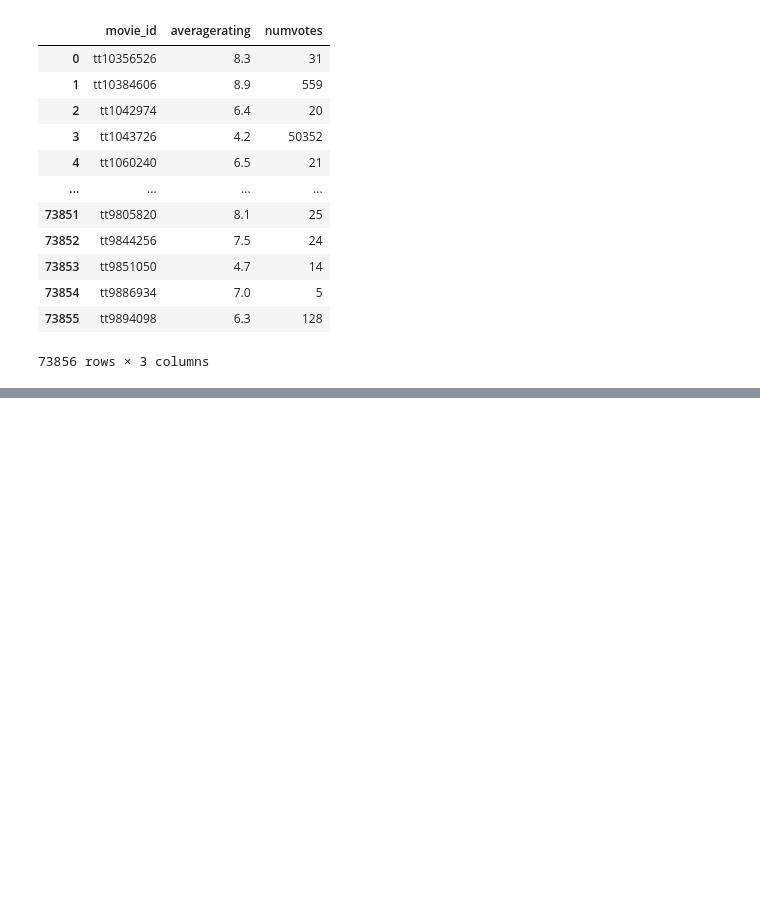
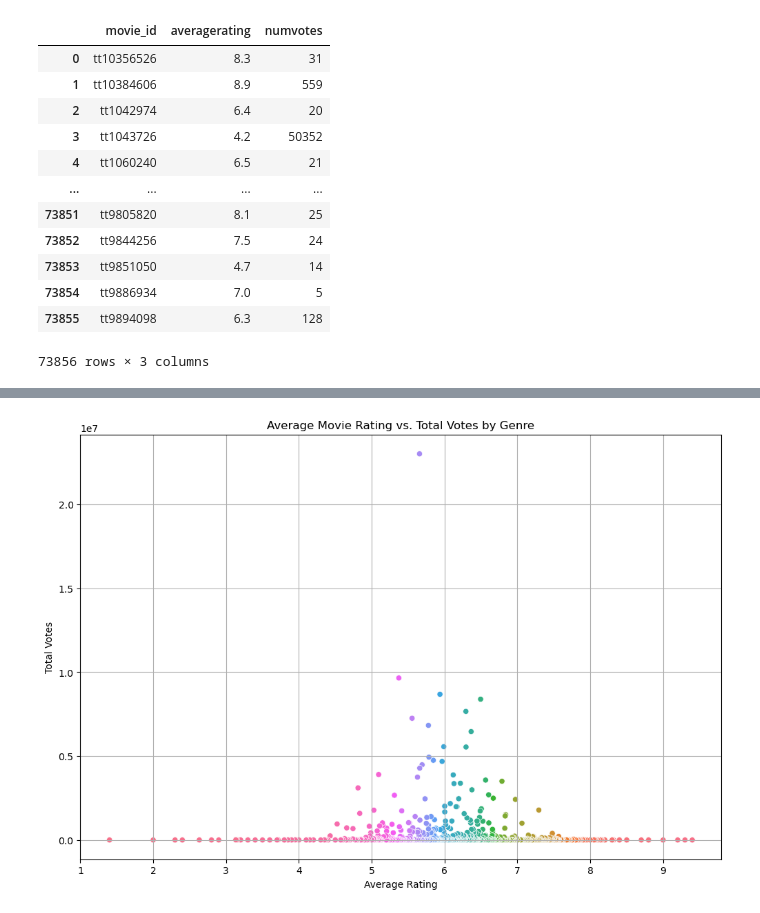
Before and after one commit to pmbatha254/dsc-phase-2-project-v3-group2, a Jupyter notebook: student.ipynb, the cells around one changed output, grey strips where cells are left out. Drawn from its saved outputs; the diff is of its cells as text; code cells hidden in the pictures; blank space fills up the shorter version.

```diff
--- a/student.ipynb
+++ b/student.ipynb
@@ -221,0 +350,14 @@ df_directors
+# %%
+# Explore Data on the Movie ratings data with the movie basics
+query ="""SELECT
+    b.genres,
+    r.movie_id,
+    AVG(r.averagerating) AS avg_rating,
+    SUM(r.numvotes) AS total_votes
+FROM  movie_ratings r
+JOIN movie_basics b
+    ON r.movie_id = b.movie_id
+    GROUP BY b.genres
+    ORDER BY avg_rating DESC;"""
+df_genre = pd.read_sql(query,conn)
+df_genre
@@ -221,0 +378,11 @@ df_directors
+# %%
+# Visualize the data
+plt.figure(figsize=(12, 8))
+sns.scatterplot(data=df_genre, x='avg_rating', y='total_votes', hue='genres', legend=False)
+plt.title('Average Movie Rating vs. Total Votes by Genre')
+plt.xlabel('Average Rating')
+plt.ylabel('Total Votes')
+plt.grid(True)
+plt.show()
+# %% [output]
+[figure, added]
```
Also changed, not shown: parts of 94 cells of this notebook.
